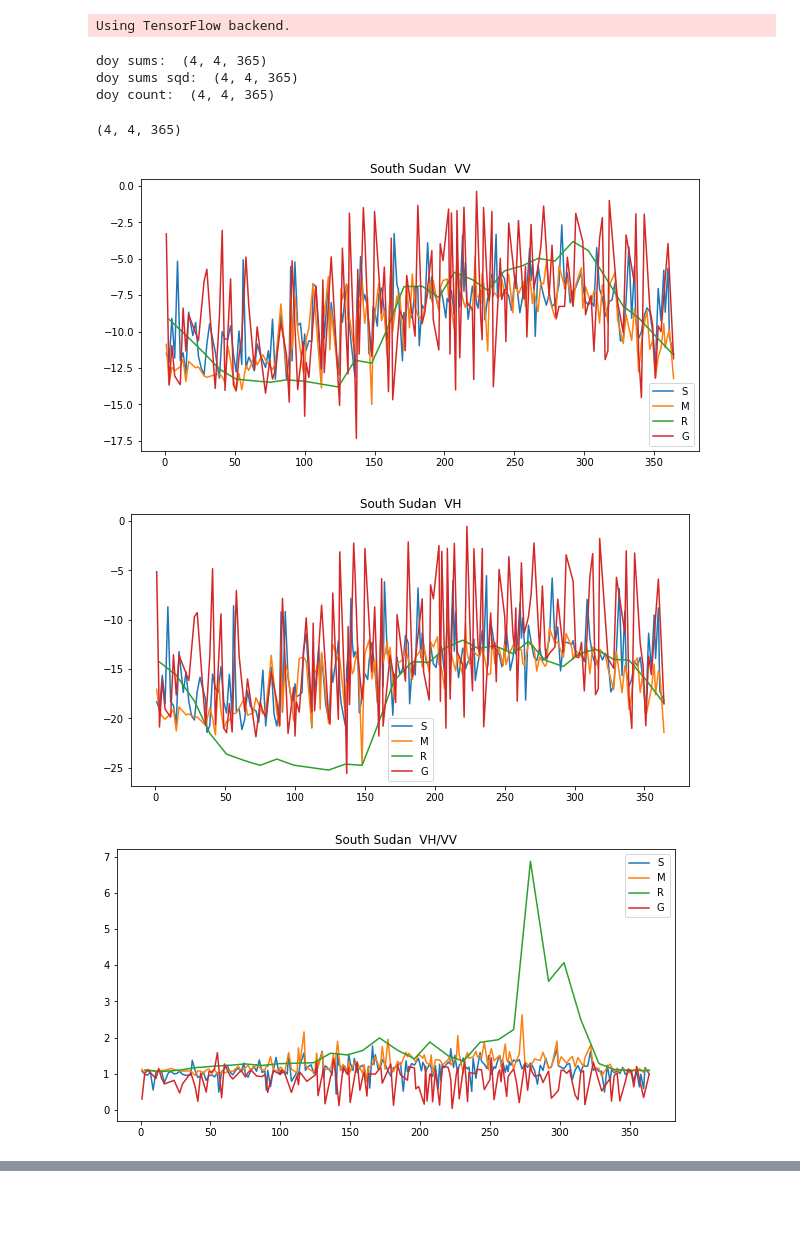
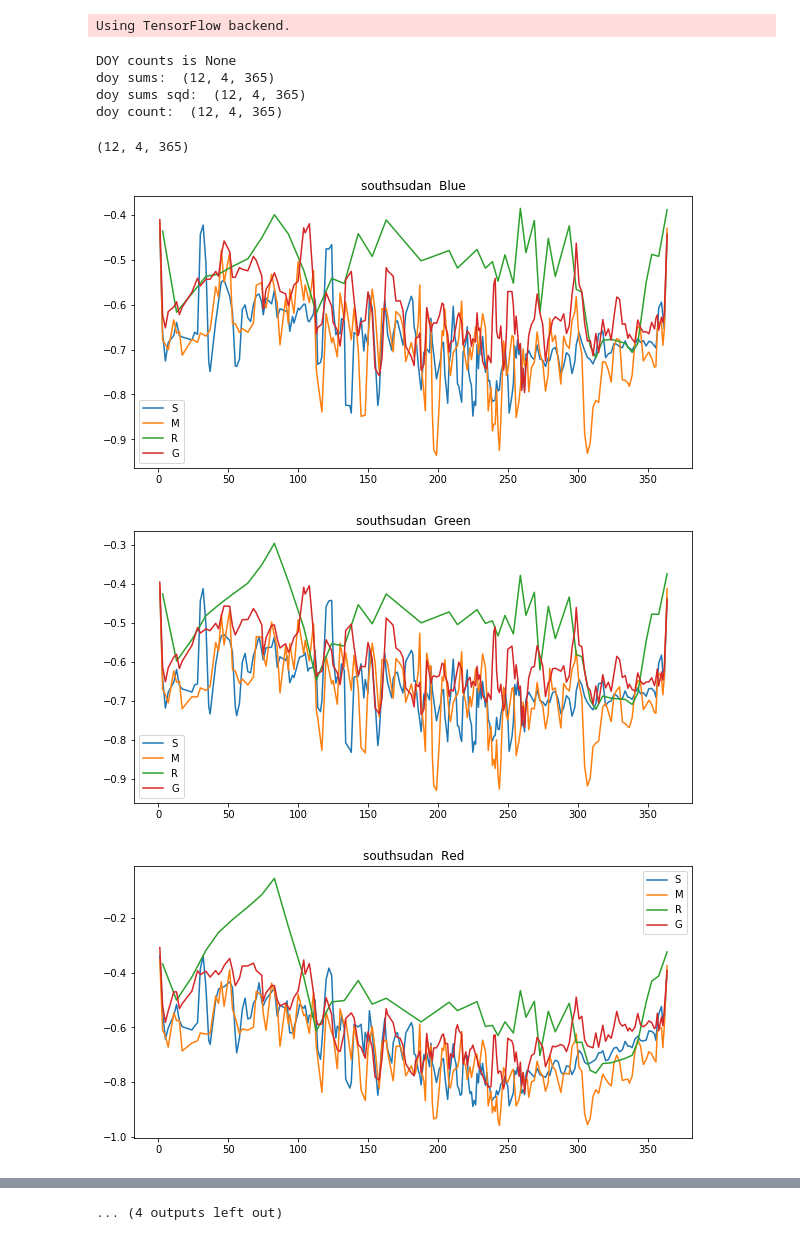
Before and after one commit to roserustowicz/crop-type-mapping, a Jupyter notebook: notebooks/get_band_percrop_stats.ipynb, the cells around one changed output, grey strips where cells are left out. Cells and saved outputs as stored; diff of their text form; code cells hidden in the pictures; blank space fills up the shorter version.

Commit message:
Plot band crop stats with filtered cloud and all samples

```diff
--- a/notebooks/get_band_percrop_stats.ipynb
+++ b/notebooks/get_band_percrop_stats.ipynb
@@ -79,19 +92,23 @@ args = train_parser.parse_args(['--epochs', str(1),
                                 '--country', 'southsudan',
                                 '--hdf5_filepath', '/home/roserustowicz/croptype_data_local/data/southsudan/data.hdf5',
                                 '--grid_dir', '/home/roserustowicz/croptype_data_local/data/southsudan',
+                                #'--country', 'ghana',
+                                #'--hdf5_filepath', '/home/roserustowicz/croptype_data_local/data/ghana/data.hdf5',
+                                #'--grid_dir', '/home/roserustowicz/croptype_data_local/data/ghana',
                                 '--batch_size', str(1),
                                 '--hidden_dims', str(4),
                                 '--crnn_num_layers', str(1),
-                                '--use_s1', str(True),
-                                '--use_s2', str(False),
+                                '--use_s1', str(False),
+                                '--use_s2', str(True),
                                 '--sample_w_clouds', str(False),
                                 '--include_clouds', str(True),
                                 '--include_doy', str(True),
                                 '--bidirectional', str(False),
                                 '--shuffle', str(False),
-                                '--normalize', str(False),
+                                '--normalize', str(True),
                                 '--apply_transforms', str(False),
-                                '--least_cloudy', str(False)])
+                                '--least_cloudy', str(False),
+                                '--all_samples', str(True)])
 
 # load in data generator
 dataloaders = datasets.get_dataloaders(args.grid_dir, args.country, args.dataset, args)
@@ -109,7 +126,8 @@ print('doy sums: ', DOY_sums.shape)
 print('doy sums sqd: ', DOY_sums_sqd.shape)
 print('doy count: ', DOY_counts.shape)
 # %% [output]
-doy sums:  (4, 4, 365)
-doy sums sqd:  (4, 4, 365)
-doy count:  (4, 4, 365)
+DOY counts is None
+doy sums:  (12, 4, 365)
+doy sums sqd:  (12, 4, 365)
+doy count:  (12, 4, 365)
 # %%
@@ -120,27 +162,59 @@ stds[DOY_counts == 0] = 0
 # %%
-country = 'South Sudan '
+country = args.country + ' '
+
+if country == 'ghana':
+    leg = 'GMRS'
+else:
+    leg = 'SMRG'
+
 print(means.shape)
 s1_bands = {'0': 'VV', '1': 'VH', '2': 'VH/VV', '3': 'DOY'}
 s2_bands = {'0': 'Blue', '1': 'Green', '2': 'Red', '3': 'Red Edge 1', '4': 'Red Edge 2', '5': 'Red Edge 3',
             '6': 'NIR', '7': 'Red Edge 4', '8': 'SWIR 1', '9': 'SWIR 2', '10': 'Clouds', '11': 'DOY'}
 
 if args.use_s1 == True:
     band_dict = s1_bands
 elif args.use_s2 == True:
     band_dict = s2_bands
 
-days = np.array(list(range(365)))
 for band_idx in range(means.shape[0]):
     plt.figure(figsize=(10, 5));
     plt.title(country + ' ' + band_dict[str(band_idx)])
-    for crop_idx in range(means.shape[1]):
-        cur_means = means[band_idx, crop_idx, :]
-        cur_days = days[cur_means != 0]
-        cur_means_nonzero = cur_means[cur_means != 0]
-        plt.plot(cur_days, cur_means_nonzero)
-        plt.legend('SMRG')
+    for class_idx in range(means.shape[1]):
+        #plt.figure(figsize=(10, 5));
+        #plt.title(country + ' ' + band_dict[str(band_idx)] + ' class ' + str(class_idx))    #plt.plot(stats[f'days_c{class_idx}_b{band_idx}'], stats[f'stds_c{class_idx}_b{band_idx}'])
+        #plt.plot(stats[f'days_c{class_idx}_b{band_idx}'], stats[f'mean_c{class_idx}_b{band_idx}'])
+        plt.plot(stats[f'days_c{class_idx}_b{band_idx}'], stats[f'smooth_c{class_idx}_b{band_idx}'])
+        #plt.plot(list(range(365)), stats[f'interp_c{class_idx}_b{band_idx}'])
+        plt.legend(leg)
+
+# Plot other indices
+if args.use_s2 == True:
+    # NDVI = (NIR - R) / (NIR + R)
+    plt.figure(figsize=(10,5))
+    plt.title(country + ' NDVI')
+    for class_idx in range(means.shape[1]):
+        ndvi = (stats[f'smooth_c{class_idx}_b6'] - stats[f'smooth_c{class_idx}_b2']) / (stats[f'smooth_c{class_idx}_b6'] + stats[f'smooth_c{class_idx}_b2'])
+        plt.plot(stats[f'days_c{class_idx}_b6'], ndvi)
+        plt.legend(leg)
+
+    # GCVI = ( NIR / G ) - 1
+    plt.figure(figsize=(10,5))
+    plt.title(country + ' GCVI')
+    for class_idx in range(means.shape[1]):
+        gcvi = stats[f'smooth_c{class_idx}_b6'] / stats[f'smooth_c{class_idx}_b1'] - 1
+        plt.plot(stats[f'days_c{class_idx}_b6'], gcvi)
+        plt.legend(leg)
+
+    # EVI = 2.5 (NIR - R) / (NIR + 6 R - 7.5 B + 1)
+    plt.figure(figsize=(10,5))
+    plt.title(country + ' EVI')
+    for class_idx in range(means.shape[1]):
+        evi = 2.5 * (stats[f'smooth_c{class_idx}_b6'] - stats[f'smooth_c{class_idx}_b2']) / (stats[f'smooth_c{class_idx}_b6'] + 6*stats[f'smooth_c{class_idx}_b2'] - 7.5 * stats[f'smooth_c{class_idx}_b0'] + 1)
+        plt.plot(stats[f'days_c{class_idx}_b6'], evi)
+        plt.legend(leg)
 # %% [output]
-(4, 4, 365)
+(12, 4, 365)
-[figure, old version]
+[figure, new version]
-[figure, old version]
+[figure, new version]
-[figure, old version]
+[figure, new version]
@@ -147,0 +229 @@ for band_idx in range(means.shape[0]):
+... (4 outputs left out)
```
Also changed, not shown: parts of 7 cells of this notebook, 3 other files.
